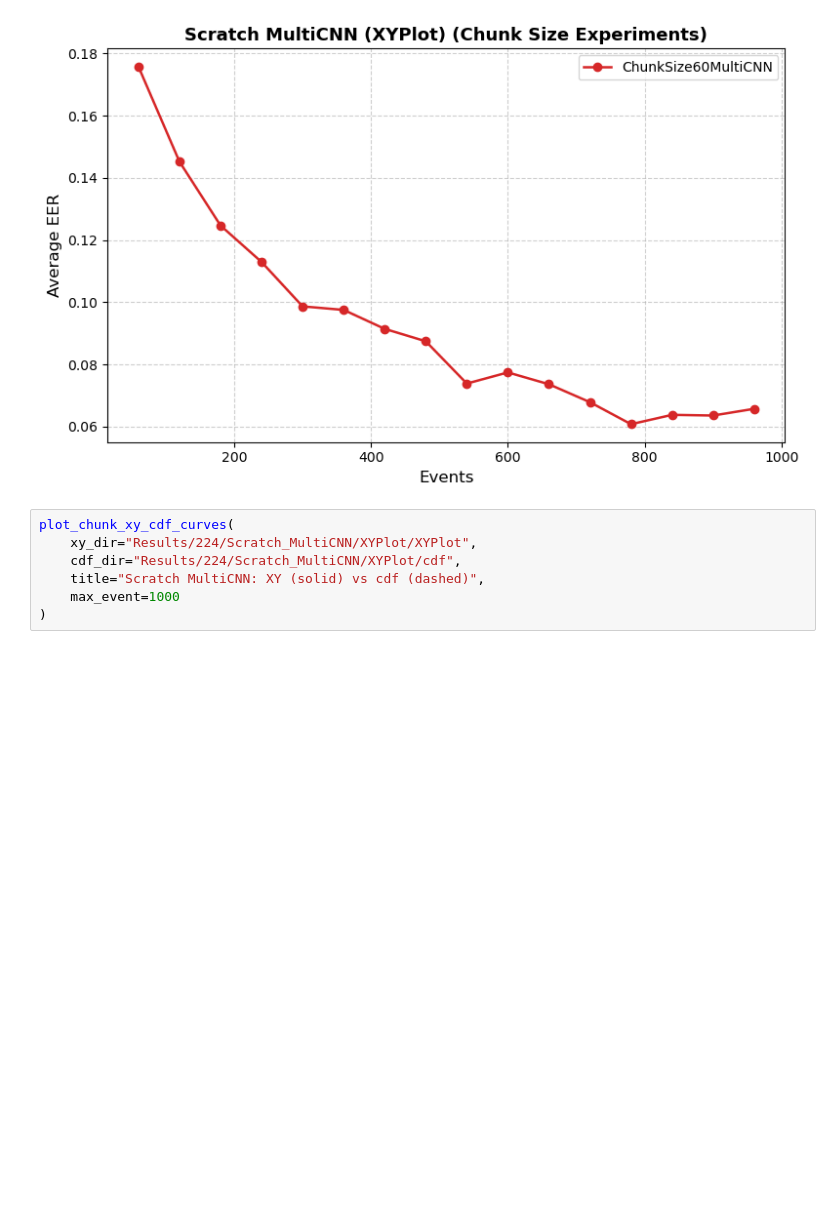
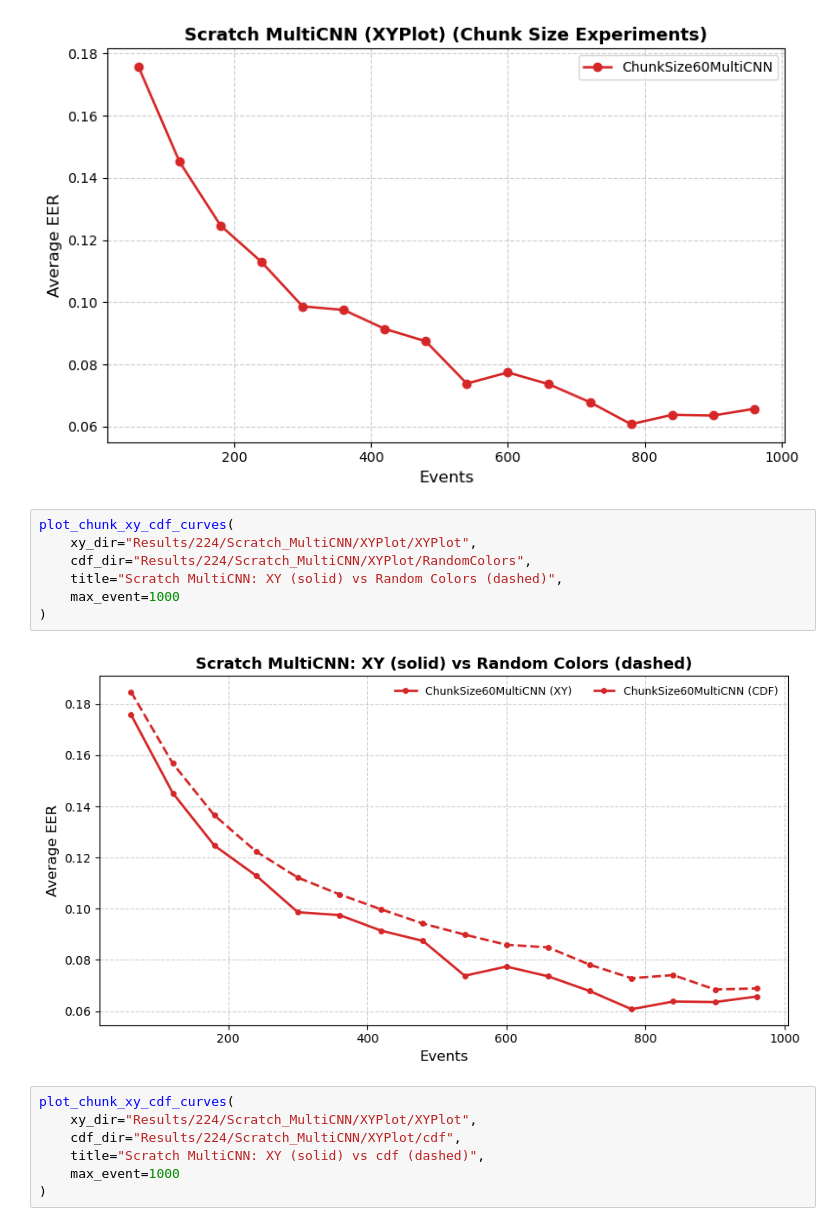
Before and after one commit to S-lijun/Mouse_Dynamics, a Jupyter notebook: Final_Results.ipynb, the cells around one changed output. Cells and saved outputs as stored; diff of their text form; blank space fills up the shorter version.

```diff
--- a/Final_Results.ipynb
+++ b/Final_Results.ipynb
@@ -396,6 +396,15 @@ def plot_chunk_xy_cdf_curves(
 plot_chunk_json_curves("Results/224/Scratch_MultiCNN/XYPlot/XYPlot", max_event=1000, model="Scratch MultiCNN (XYPlot)")
 # %% [output]
 [figure]
+# %%
+plot_chunk_xy_cdf_curves(
+    xy_dir="Results/224/Scratch_MultiCNN/XYPlot/XYPlot",
+    cdf_dir="Results/224/Scratch_MultiCNN/XYPlot/RandomColors",
+    title="Scratch MultiCNN: XY (solid) vs Random Colors (dashed)",
+    max_event=1000
+)
+# %% [output]
+[figure, added]
 # %%
 plot_chunk_xy_cdf_curves(
     xy_dir="Results/224/Scratch_MultiCNN/XYPlot/XYPlot",
```
Also changed, not shown: 3 other files.
